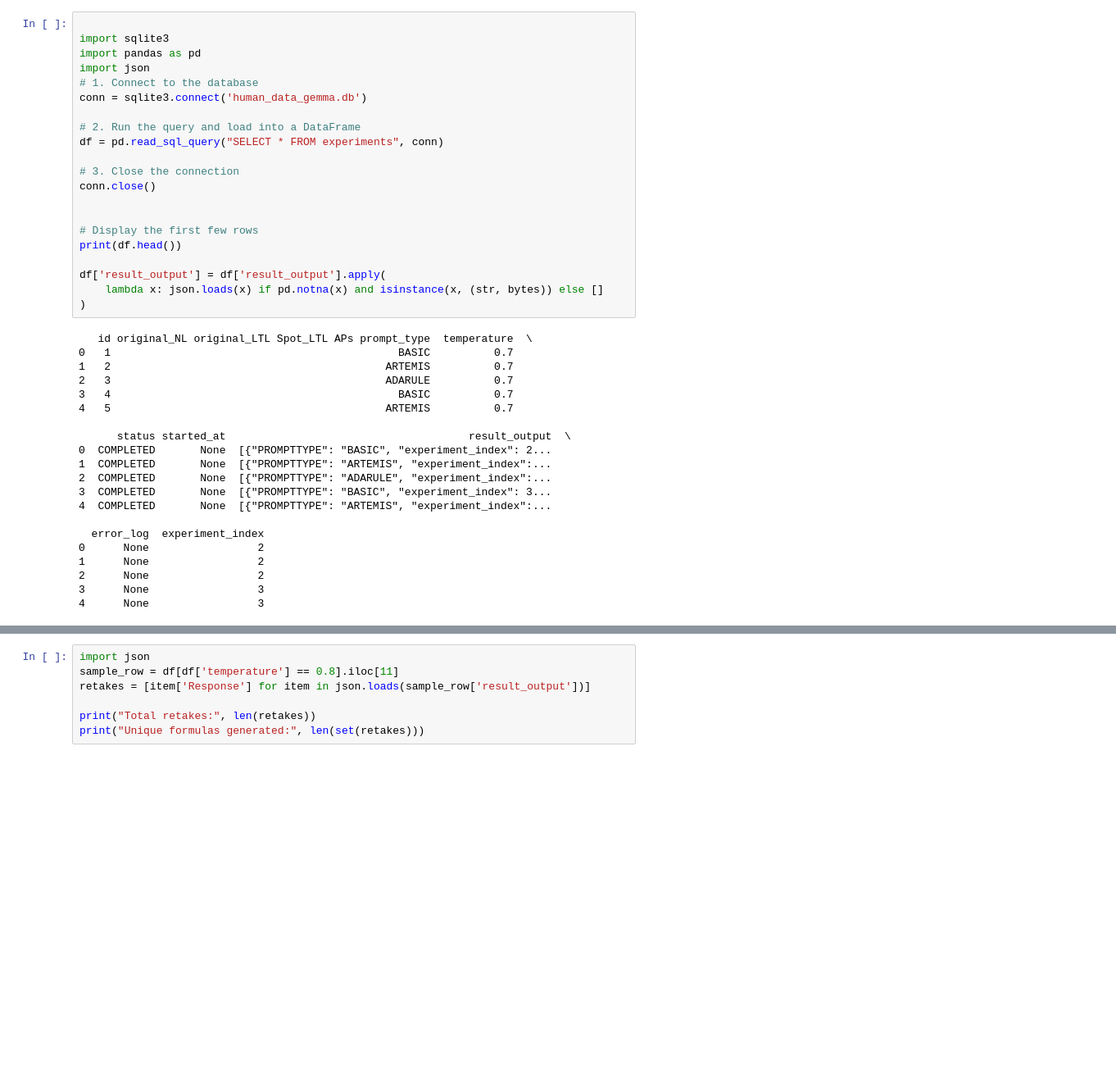
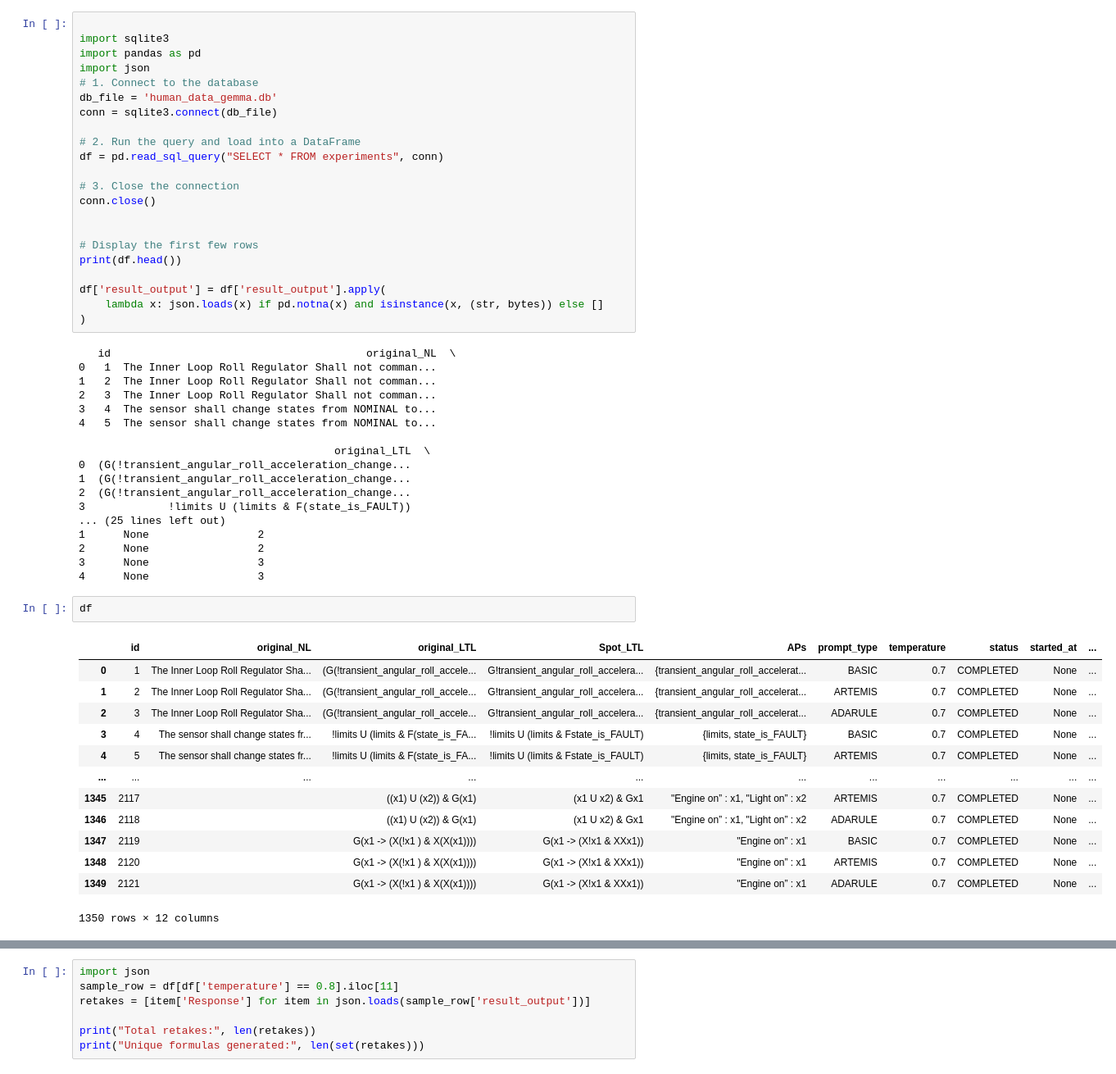
Before and after one commit to AndrewSolymos/Mutation, a Jupyter notebook: 1stAnalysis.ipynb, the cells around one changed output, grey strips where cells are left out. Shown at 82% size. Cells and saved outputs as stored; diff of their text form; blank space fills up the shorter version.

```diff
--- a/1stAnalysis.ipynb
+++ b/1stAnalysis.ipynb
@@ -4,7 +4,8 @@ import sqlite3
 import pandas as pd
 import json
 # 1. Connect to the database
-conn = sqlite3.connect('human_data_gemma.db')
+db_file = 'human_data_gemma.db'
+conn = sqlite3.connect(db_file)
 
 # 2. Run the query and load into a DataFrame
 df = pd.read_sql_query("SELECT * FROM experiments", conn)
@@ -20,26 +21,39 @@ df['result_output'] = df['result_output'].apply(
     lambda x: json.loads(x) if pd.notna(x) and isinstance(x, (str, bytes)) else []
 )
 # %% [output]
-   id original_NL original_LTL Spot_LTL APs prompt_type  temperature  \
-0   1                                             BASIC          0.7
-1   2                                           ARTEMIS          0.7
-2   3                                           ADARULE          0.7
-3   4                                             BASIC          0.7
-4   5                                           ARTEMIS          0.7
+   id                                        original_NL  \
+0   1  The Inner Loop Roll Regulator Shall not comman...
+1   2  The Inner Loop Roll Regulator Shall not comman...
+2   3  The Inner Loop Roll Regulator Shall not comman...
+3   4  The sensor shall change states from NOMINAL to...
+4   5  The sensor shall change states from NOMINAL to...
 
-      status started_at                                      result_output  \
-0  COMPLETED       None  [{"PROMPTTYPE": "BASIC", "experiment_index": 2...
-1  COMPLETED       None  [{"PROMPTTYPE": "ARTEMIS", "experiment_index":...
-2  COMPLETED       None  [{"PROMPTTYPE": "ADARULE", "experiment_index":...
-3  COMPLETED       None  [{"PROMPTTYPE": "BASIC", "experiment_index": 3...
-4  COMPLETED       None  [{"PROMPTTYPE": "ARTEMIS", "experiment_index":...
-
-  error_log  experiment_index
-0      None                 2
+                                        original_LTL  \
+0  (G(!transient_angular_roll_acceleration_change...
+1  (G(!transient_angular_roll_acceleration_change...
+2  (G(!transient_angular_roll_acceleration_change...
+3             !limits U (limits & F(state_is_FAULT))
+... (25 lines left out)
 1      None                 2
 2      None                 2
 3      None                 3
 4      None                 3
+# %%
+df
+# %% [output]
+|  | id | original_NL | original_LTL | Spot_LTL | APs | prompt_type | temperature | status | started_at | ... |
+| 0 | 1 | The Inner Loop Roll Regulator Sha... | (G(!transient_angular_roll_accele... | G!transient_angular_roll_accelera... | {transient_angular_roll_accelerat... | BASIC | 0.7 | COMPLETED | None | ... |
+| 1 | 2 | The Inner Loop Roll Regulator Sha... | (G(!transient_angular_roll_accele... | G!transient_angular_roll_accelera... | {transient_angular_roll_accelerat... | ARTEMIS | 0.7 | COMPLETED | None | ... |
+| 2 | 3 | The Inner Loop Roll Regulator Sha... | (G(!transient_angular_roll_accele... | G!transient_angular_roll_accelera... | {transient_angular_roll_accelerat... | ADARULE | 0.7 | COMPLETED | None | ... |
+| 3 | 4 | The sensor shall change states fr... | !limits U (limits & F(state_is_FA... | !limits U (limits & Fstate_is_FAULT) | {limits, state_is_FAULT} | BASIC | 0.7 | COMPLETED | None | ... |
+| 4 | 5 | The sensor shall change states fr... | !limits U (limits & F(state_is_FA... | !limits U (limits & Fstate_is_FAULT) | {limits, state_is_FAULT} | ARTEMIS | 0.7 | COMPLETED | None | ... |
+| ... | ... | ... | ... | ... | ... | ... | ... | ... | ... | ... |
+| 1345 | 2117 |  | ((x1) U (x2)) & G(x1) | (x1 U x2) & Gx1 | "Engine on” : x1, "Light on” : x2 | ARTEMIS | 0.7 | COMPLETED | None | ... |
+| 1346 | 2118 |  | ((x1) U (x2)) & G(x1) | (x1 U x2) & Gx1 | "Engine on” : x1, "Light on” : x2 | ADARULE | 0.7 | COMPLETED | None | ... |
+| 1347 | 2119 |  | G(x1 -> (X(!x1 ) & X(X(x1)))) | G(x1 -> (X!x1 & XXx1)) | "Engine on” : x1 | BASIC | 0.7 | COMPLETED | None | ... |
+| 1348 | 2120 |  | G(x1 -> (X(!x1 ) & X(X(x1)))) | G(x1 -> (X!x1 & XXx1)) | "Engine on” : x1 | ARTEMIS | 0.7 | COMPLETED | None | ... |
+| 1349 | 2121 |  | G(x1 -> (X(!x1 ) & X(X(x1)))) | G(x1 -> (X!x1 & XXx1)) | "Engine on” : x1 | ADARULE | 0.7 | COMPLETED | None | ... |
+1350 rows × 12 columns
 # %%
 import sqlite3
 import json
```
Also changed, not shown: parts of 9 cells of this notebook, 1 other file.
